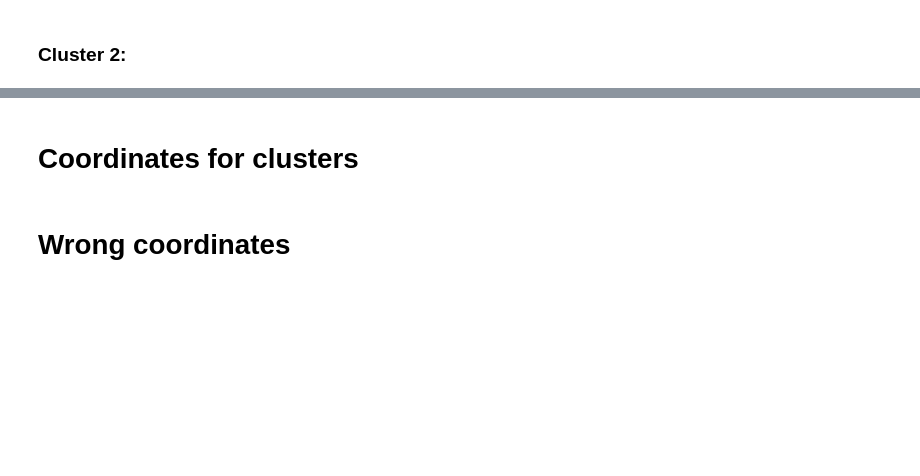
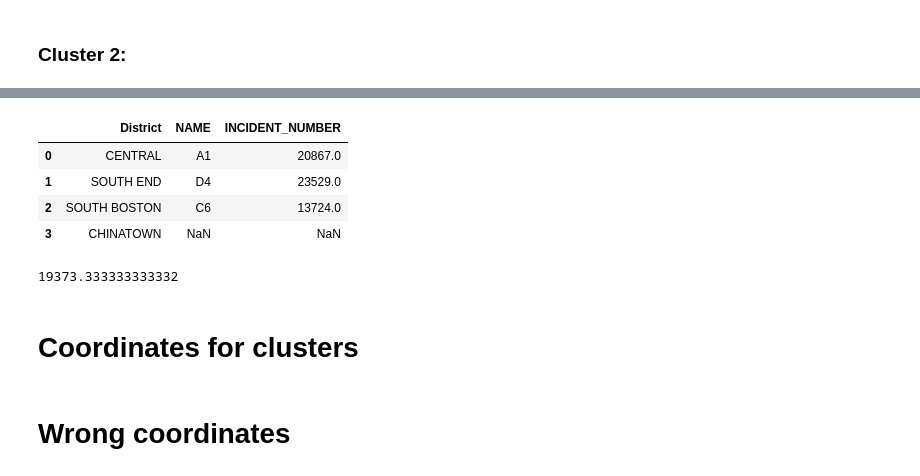
Before and after one commit to AnnVGat/coursera, a Jupyter notebook: Battle of Boston neighborouhoods.ipynb, the cells around one changed output, grey strips where cells are left out. Saved outputs shown, nothing was run; the diff lists cells and outputs as text; code cells hidden in the pictures; blank space fills up the shorter version.

```diff
--- a/Battle of Boston neighborouhoods.ipynb
+++ b/Battle of Boston neighborouhoods.ipynb
@@ -528,0 +778,2 @@ cl_viz3 = cluster_details(2)
+# %%
+df_fin['District'] = df_fin['District'].str.upper()
@@ -528,0 +801,5 @@ cl_viz3 = cluster_details(2)
+# %%
+df_cl = bos_merged.loc[bos_merged['Cluster Labels'] == 3, bos_merged.columns[[3] + list(range(4, bos_merged.shape[1]))]]
+df_cl = df_cl[['NEIGH']]
+df_cl.rename(columns = {'NEIGH' : 'District'}, inplace = True)
+df_cl
@@ -529,3 +812,18 @@ cl_viz3 = cluster_details(2)
+# %%
+df_cl_res = pd.merge(df_cl, df_fin, on='District', how='left')
+
+df_cl_res
+# %% [output]
+|  | District | NAME | INCIDENT_NUMBER |
+| 0 | CENTRAL | A1 | 20867.0 |
+| 1 | SOUTH END | D4 | 23529.0 |
+| 2 | SOUTH BOSTON | C6 | 13724.0 |
+| 3 | CHINATOWN | NaN | NaN |
+# %%
+avg_cr_rate = df_cl_res['INCIDENT_NUMBER'].mean()
+avg_cr_rate
+# %% [output]
+19373.333333333332
 # %%
 df_cl0 = bos_merged.loc[bos_merged['Cluster Labels'] == 0, bos_merged.columns[[3] + list(range(4, bos_merged.shape[1]))]]
 df_cl0
```
Also changed, not shown: parts of 40 cells of this notebook.
